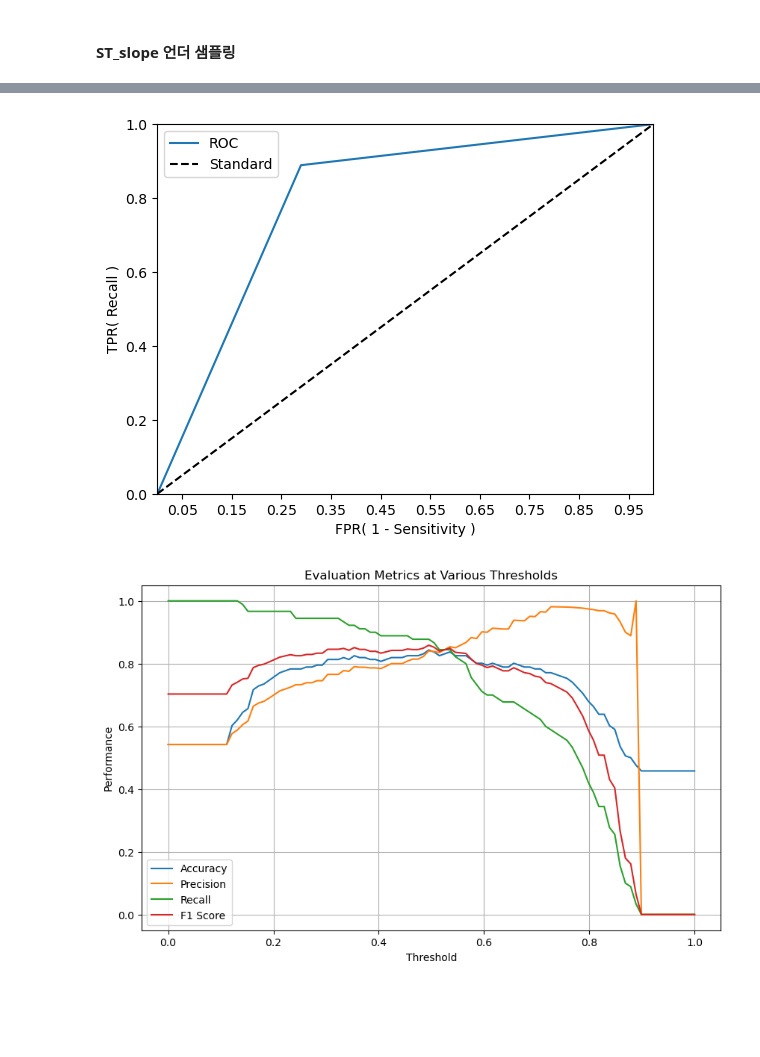
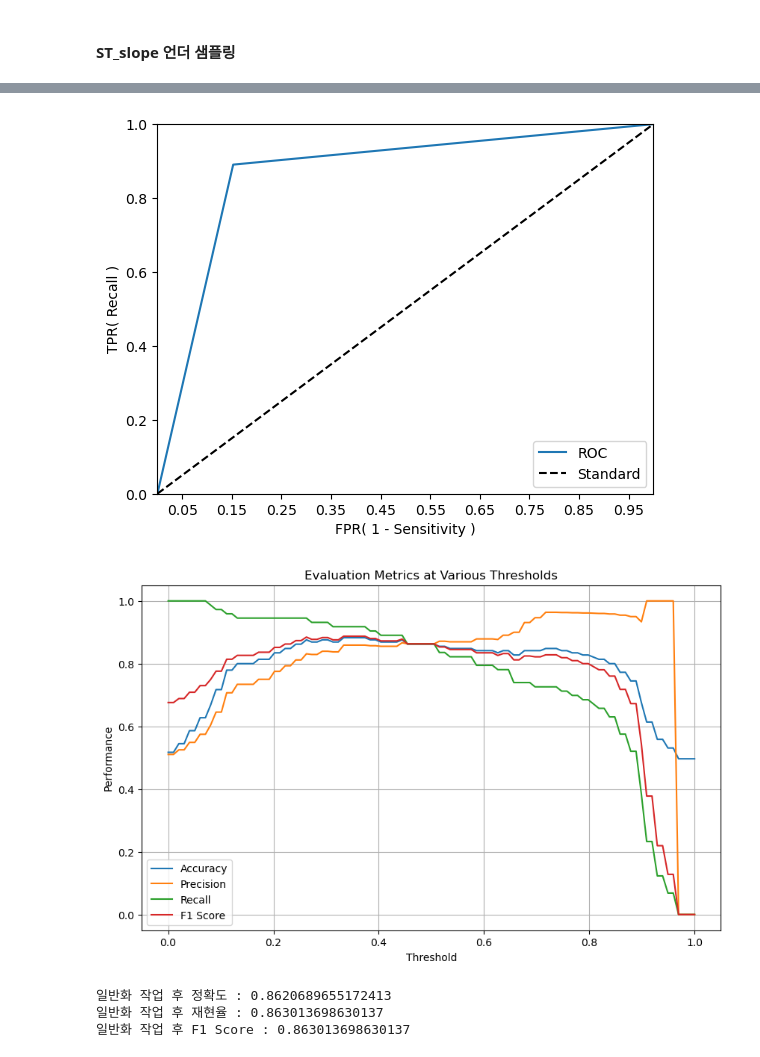
Before and after one commit to dosel70/Mashine_Learning-Classifier-, a Jupyter notebook: Classifier Project/ClassifierProject-HeartAttack.ipynb, the cells around one changed output, grey strips where cells are left out. Saved outputs shown, nothing was run; the diff lists cells and outputs as text; code cells hidden in the pictures; blank space fills up the shorter version.

```diff
--- a/Classifier Project/ClassifierProject-HeartAttack.ipynb
+++ b/Classifier Project/ClassifierProject-HeartAttack.ipynb
@@ -1891,11 +1854,14 @@ array([[<Axes: title={'center': 'Age'}>,
 # %%
-from sklearn.ensemble import VotingClassifier
-# 정확도: 0.8012, 정밀도: 0.8059, 재현율: 0.8064, F1: 0.8012, ROC_AUC: 0.8064
-vc = VotingClassifier(estimators=[('dtc', dtc),('svc',svc_pipe),('knn',knn_pipe), ('ada',ada)], voting='hard', n_jobs=-1)
+from sklearn.neighbors import KNeighborsClassifier
+from sklearn.preprocessing import StandardScaler
+from sklearn.pipeline import Pipeline
+from sklearn.model_selection import GridSearchCV
 
+knn_parameters = {'knn__n_neighbors' : [3,5,7,9,11,55,65]}
+knn = KNeighborsClassifier()
 
-# 정확도: 0.8193, 정밀도: 0.8179, 재현율: 0.8190, F1: 0.8183, ROC_AUC: 0.8190
-vc_soft = VotingClassifier(estimators=[('dtc', dtc),('svc',svc_pipe),('knn',knn_pipe), ('ada',ada)], voting='soft', n_jobs=-1)
+knn_pipe = Pipeline([('standard_scaler',StandardScaler()),('knn', knn)])
+g_knn2 = GridSearchCV(knn_pipe, param_grid=knn_parameters, cv=5, refit=True, return_train_score=True)
 # %%
-vc_soft.fit(X_train_over, y_train_over)
+g_knn2.fit(X1_train_over, y1_train_over)
 # %% [output]
@@ -1969,27 +1926,27 @@ get_evaluation_by_thresholds(y_test, proba[:, 1].reshape(-1, 1), thresholds)
 # %%
 from sklearn.preprocessing import Binarizer
 
-threshold = 0.4
+threshold = 0.3
 
-proba = vc_soft.predict_proba(X_test)
-prediction = vc_soft.predict(X_test)
+proba = g_knn2.predict_proba(X1_test)
+prediction = g_knn2.predict(X1_test)
 # %%
 from sklearn.metrics import accuracy_score, precision_score, recall_score, f1_score, roc_auc_score, confusion_matrix, ConfusionMatrixDisplay
 
 # 타겟 데이터와 예측 객체를 전달받는다.
 def get_evaluation(y_test, prediction, classifier=None, X_test=None):
 #     오차 행렬
-    confusion = confusion_matrix(y_test, prediction)
+    confusion = confusion_matrix(y1_test, prediction)
 #     정확도
-    accuracy = accuracy_score(y_test , prediction)
+    accuracy = accuracy_score(y1_test , prediction)
 #     정밀도
-    precision = precision_score(y_test , prediction)
+    precision = precision_score(y1_test , prediction)
 #     재현율
-    recall = recall_score(y_test , prediction)
+    recall = recall_score(y1_test , prediction)
 #     F1 score
-    f1 = f1_score(y_test, prediction)
+    f1 = f1_score(y1_test, prediction)
 #     ROC-AUC
-    roc_auc = roc_auc_score(y_test, prediction)
+    roc_auc = roc_auc_score(y1_test, prediction)
 
     print('오차 행렬')
     print(confusion)
@@ -2071,9 +2028,9 @@ def roc_curve_plot(y_test , proba_class1):
     plt.legend()
     plt.show()
 
-roc_curve_plot(y_test, custom_prediction)
+roc_curve_plot(y1_test, custom_prediction)
 # %% [output]
-[figure, old version]
+[figure, new version]
 # %%
 import numpy as np
 import matplotlib.pyplot as plt
@@ -2088,25 +2045,40 @@ def get_evaluation(y_true, y_pred):
 # %%
 thresholds = np.linspace(0, 1, 100)
 evaluations = []
 
 for thresh in thresholds:
     binarizer = Binarizer(threshold=thresh)
     custom_prediction = binarizer.fit_transform(proba[:, 1].reshape(-1, 1))
-    evaluations.append(get_evaluation(y_test, custom_prediction))
+    evaluations.append(get_evaluation(y1_test, custom_prediction))
 
 evaluations = np.array(evaluations)
 
 
 plt.figure(figsize=(10, 6))
 plt.plot(thresholds, evaluations[:, 0], label='Accuracy')
 plt.plot(thresholds, evaluations[:, 1], label='Precision')
 plt.plot(thresholds, evaluations[:, 2], label='Recall')
 plt.plot(thresholds, evaluations[:, 3], label='F1 Score')
 plt.title('Evaluation Metrics at Various Thresholds')
 plt.xlabel('Threshold')
 plt.ylabel('Performance')
 plt.legend(loc='best')
 plt.grid(True)
 plt.show()
 # %% [output]
-[figure, old version]
+[figure, new version]
+# %%
+from sklearn.metrics import accuracy_score, precision_score, recall_score, f1_score, roc_auc_score, confusion_matrix, ConfusionMatrixDisplay
+
+prediction2 = g_knn2.predict(X1_test)
+knn2_score = accuracy_score(y1_test, prediction2)
+knn2_recall = recall_score(y1_test, prediction2)
+knn2_f1 = f1_score(y1_test, prediction2)
+
+print(f'일반화 작업 후 정확도 : {knn2_score}')
+print(f'일반화 작업 후 재현율 : {knn2_recall}')
+print(f'일반화 작업 후 F1 Score : {knn2_f1}')
+# %% [output]
+일반화 작업 후 정확도 : 0.8620689655172413
+일반화 작업 후 재현율 : 0.863013698630137
+일반화 작업 후 F1 Score : 0.863013698630137
```
Also changed, not shown: parts of 100 cells of this notebook, 7 other files.
